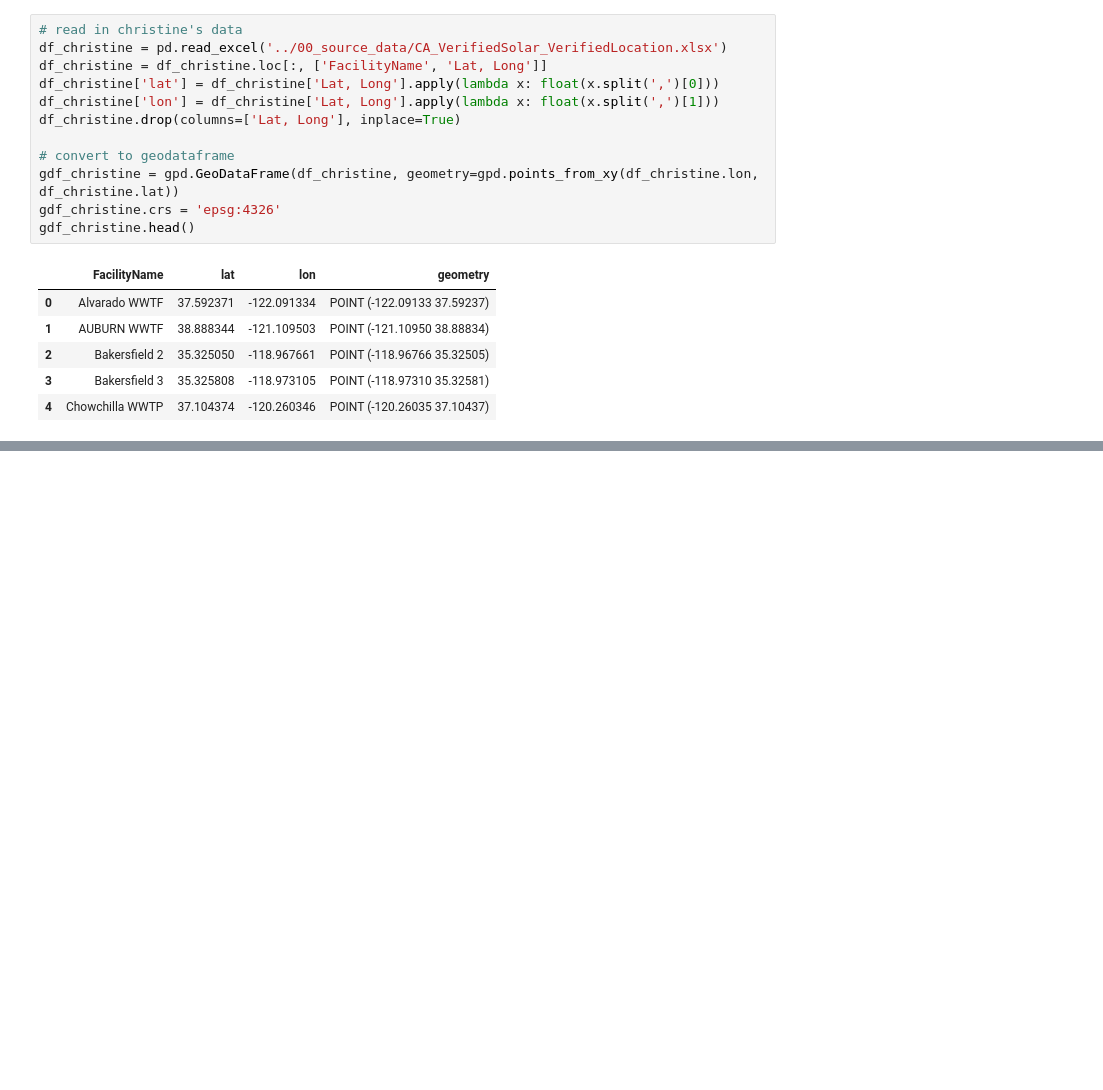
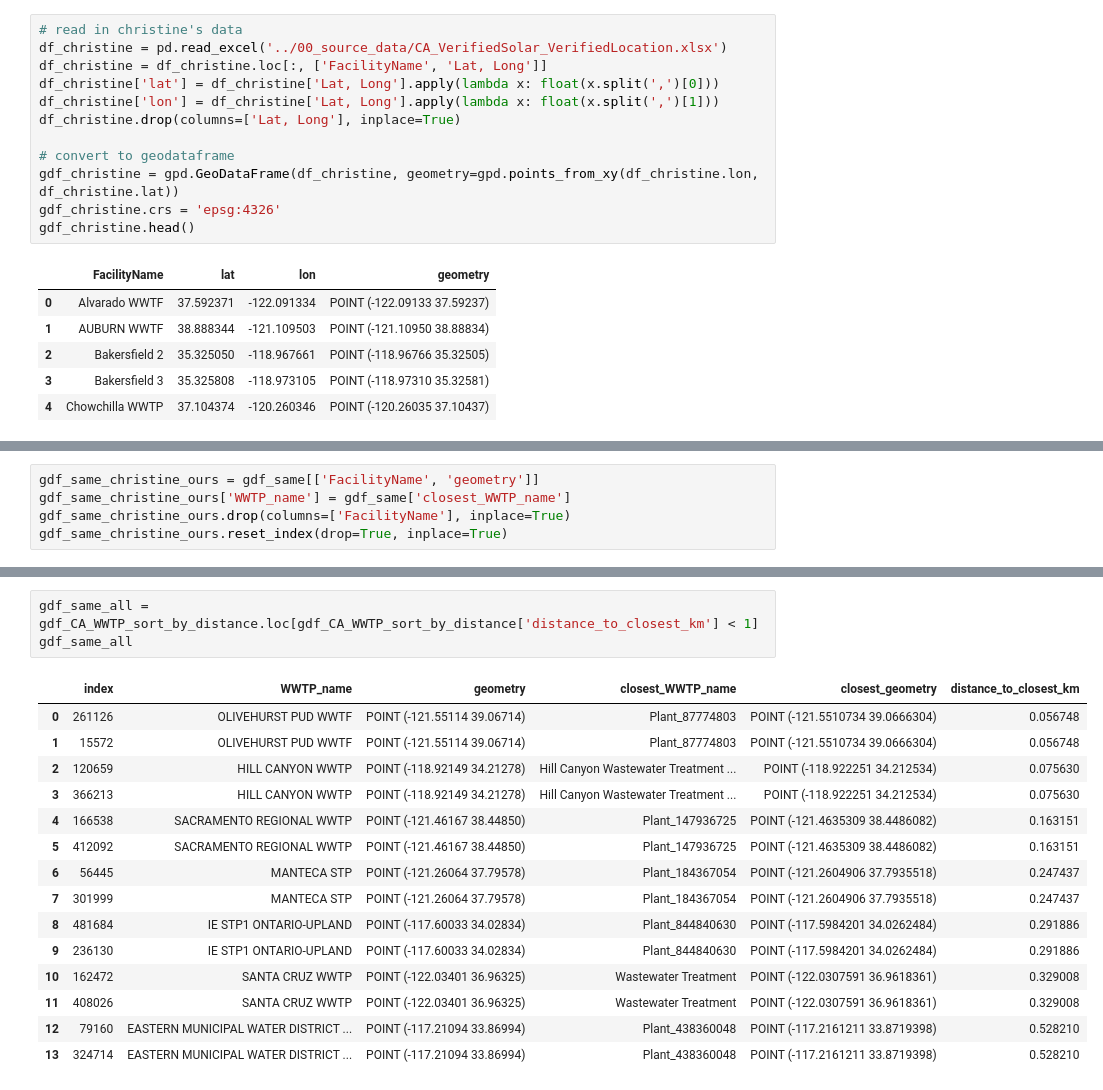
Before and after one commit to Yer1k/solar_wastewater, a Jupyter notebook: 10_code/Read Geopanda data.ipynb, the cells around one changed output, grey strips where cells are left out. Cells and saved outputs as stored; diff of their text form; blank space fills up the shorter version.

```diff
--- a/10_code/Read Geopanda data.ipynb
+++ b/10_code/Read Geopanda data.ipynb
@@ -134,0 +277,5 @@ gdf_christine.head()
+# %%
+gdf_same_christine_ours = gdf_same[['FacilityName', 'geometry']]
+gdf_same_christine_ours['WWTP_name'] = gdf_same['closest_WWTP_name']
+gdf_same_christine_ours.drop(columns=['FacilityName'], inplace=True)
+gdf_same_christine_ours.reset_index(drop=True, inplace=True)
@@ -135,3 +336,22 @@ gdf_christine.head()
+# %%
+gdf_same_all = gdf_CA_WWTP_sort_by_distance.loc[gdf_CA_WWTP_sort_by_distance['distance_to_closest_km'] < 1]
+gdf_same_all
+# %% [output]
+|  | index | WWTP_name | geometry | closest_WWTP_name | closest_geometry | distance_to_closest_km |
+| 0 | 261126 | OLIVEHURST PUD WWTF | POINT (-121.55114 39.06714) | Plant_87774803 | POINT (-121.5510734 39.0666304) | 0.056748 |
+| 1 | 15572 | OLIVEHURST PUD WWTF | POINT (-121.55114 39.06714) | Plant_87774803 | POINT (-121.5510734 39.0666304) | 0.056748 |
+| 2 | 120659 | HILL CANYON WWTP | POINT (-118.92149 34.21278) | Hill Canyon Wastewater Treatment ... | POINT (-118.922251 34.212534) | 0.075630 |
+| 3 | 366213 | HILL CANYON WWTP | POINT (-118.92149 34.21278) | Hill Canyon Wastewater Treatment ... | POINT (-118.922251 34.212534) | 0.075630 |
+| 4 | 166538 | SACRAMENTO REGIONAL WWTP | POINT (-121.46167 38.44850) | Plant_147936725 | POINT (-121.4635309 38.4486082) | 0.163151 |
+| 5 | 412092 | SACRAMENTO REGIONAL WWTP | POINT (-121.46167 38.44850) | Plant_147936725 | POINT (-121.4635309 38.4486082) | 0.163151 |
+| 6 | 56445 | MANTECA STP | POINT (-121.26064 37.79578) | Plant_184367054 | POINT (-121.2604906 37.7935518) | 0.247437 |
+| 7 | 301999 | MANTECA STP | POINT (-121.26064 37.79578) | Plant_184367054 | POINT (-121.2604906 37.7935518) | 0.247437 |
+| 8 | 481684 | IE STP1 ONTARIO-UPLAND | POINT (-117.60033 34.02834) | Plant_844840630 | POINT (-117.5984201 34.0262484) | 0.291886 |
+| 9 | 236130 | IE STP1 ONTARIO-UPLAND | POINT (-117.60033 34.02834) | Plant_844840630 | POINT (-117.5984201 34.0262484) | 0.291886 |
+| 10 | 162472 | SANTA CRUZ WWTP | POINT (-122.03401 36.96325) | Wastewater Treatment | POINT (-122.0307591 36.9618361) | 0.329008 |
+| 11 | 408026 | SANTA CRUZ WWTP | POINT (-122.03401 36.96325) | Wastewater Treatment | POINT (-122.0307591 36.9618361) | 0.329008 |
+| 12 | 79160 | EASTERN MUNICIPAL WATER DISTRICT ... | POINT (-117.21094 33.86994) | Plant_438360048 | POINT (-117.2161211 33.8719398) | 0.528210 |
+| 13 | 324714 | EASTERN MUNICIPAL WATER DISTRICT ... | POINT (-117.21094 33.86994) | Plant_438360048 | POINT (-117.2161211 33.8719398) | 0.528210 |
 # %%
 # plot geometry of gdf_CA_WWTP on a US map with CA state boundary
 import matplotlib.pyplot as plt
```
Also changed, not shown: parts of 18 cells of this notebook.
